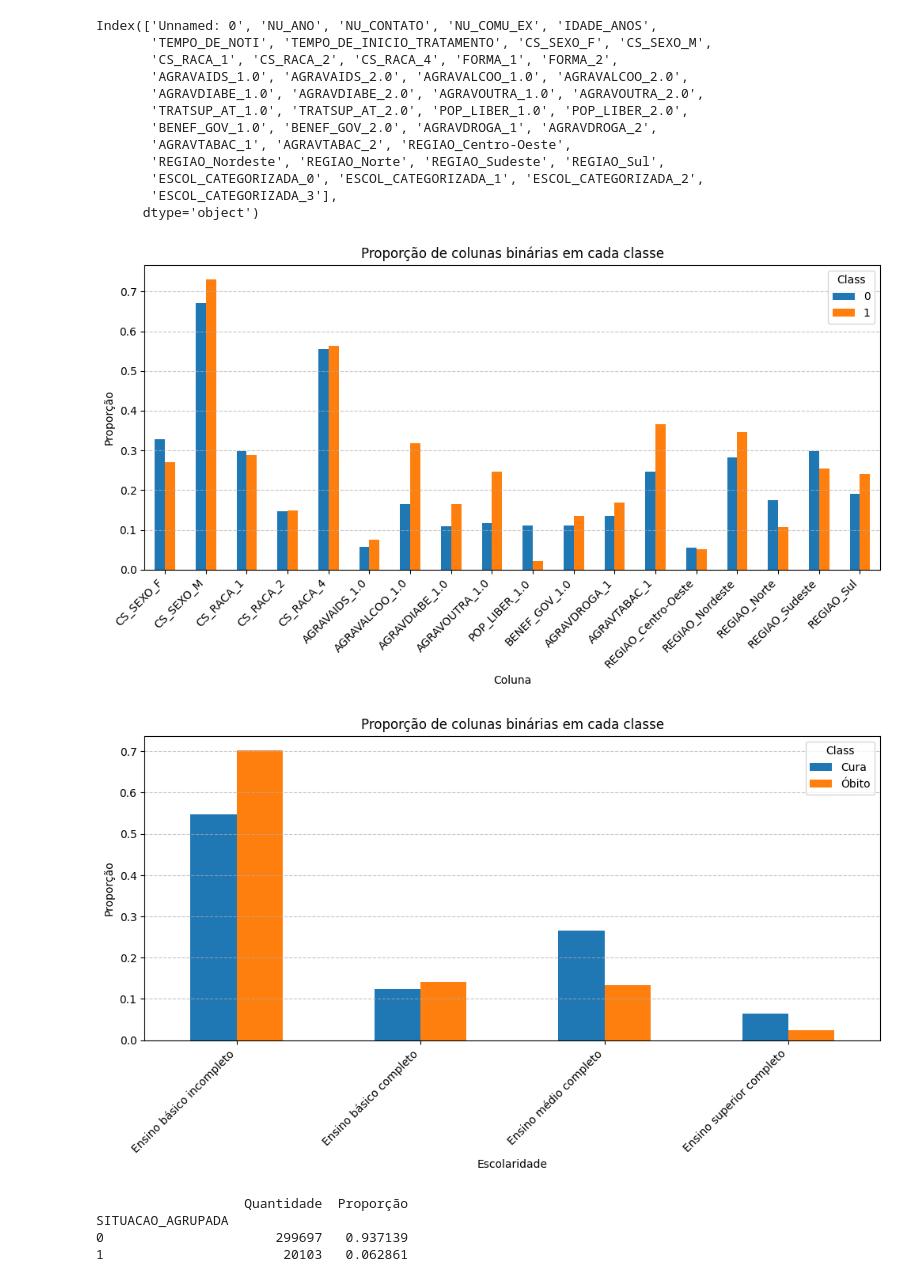
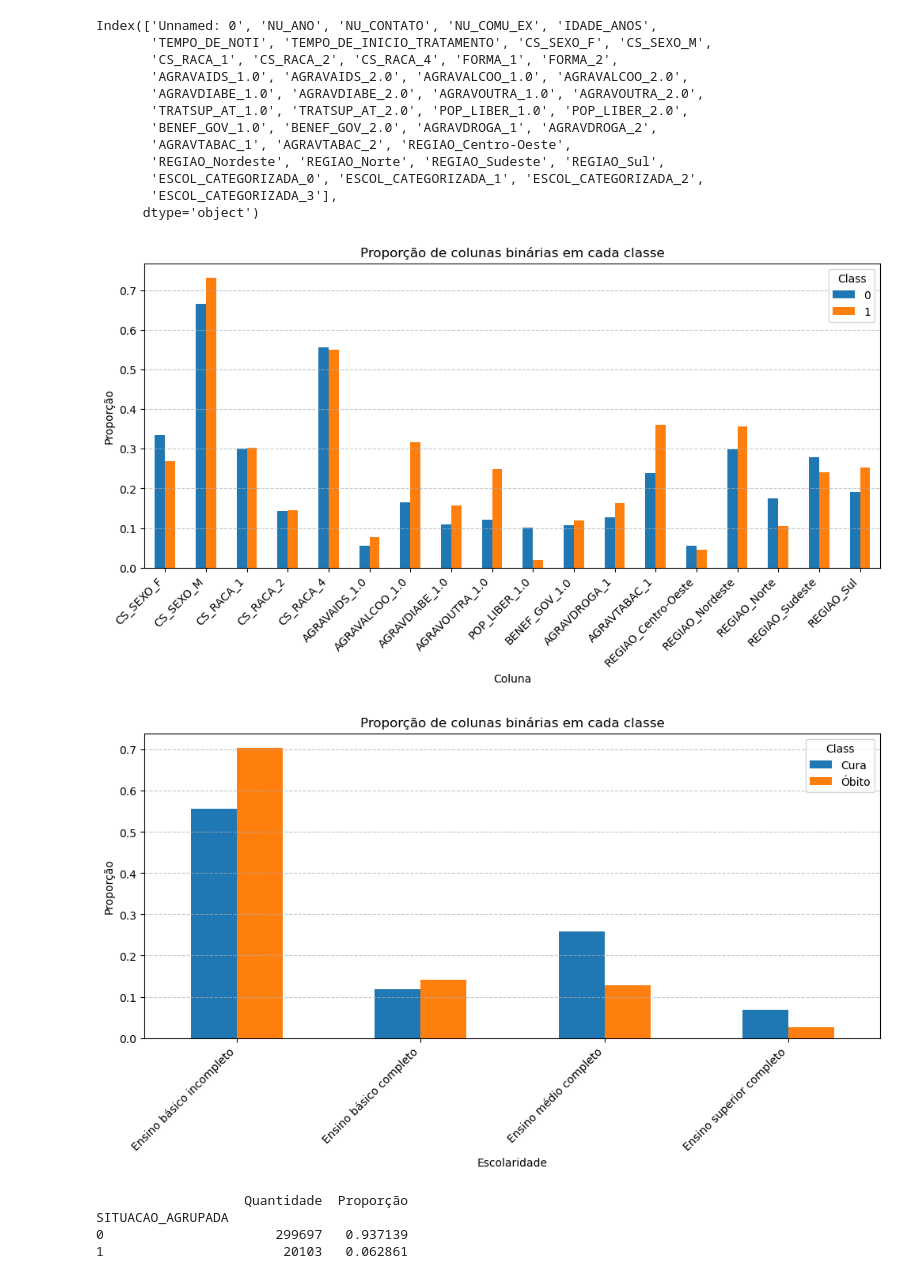
Before and after one commit to FreitasVarejo/MC853-Project, a Jupyter notebook: lab01/notebook.ipynb, the cells around one changed output. Drawn from its saved outputs; the diff is of its cells as text; code cells hidden in the pictures.

```diff
--- a/lab01/notebook.ipynb
+++ b/lab01/notebook.ipynb
@@ -1011,0 +1014,2 @@ Index(['Unnamed: 0', 'NU_ANO', 'CS_SEXO', 'CS_RACA', 'FORMA', 'AGRAVAIDS',
+# %%
+df_cleaned_columns = df_cleaned_columns.drop(columns=['TRATSUP_AT'])
@@ -1013,7 +1026,7 @@ Index(['Unnamed: 0', 'NU_ANO', 'CS_SEXO', 'CS_RACA', 'FORMA', 'AGRAVAIDS',
 ## Agora vamos separar em dados categóricos e contínuos:
 # %%
 classificacao = ['CS_SEXO', 'CS_RACA', 'FORMA', 'AGRAVAIDS', 'AGRAVALCOO', 'AGRAVDIABE', 'AGRAVOUTRA',
-                 'TRATSUP_AT', 'POP_LIBER', 'BENEF_GOV', 'AGRAVDROGA', 'AGRAVTABAC', 'REGIAO', 'ESCOL_CATEGORIZADA']
+                  'POP_LIBER', 'BENEF_GOV', 'AGRAVDROGA', 'AGRAVTABAC', 'REGIAO', 'ESCOL_CATEGORIZADA']
 # %%
 regressao = ['NU_ANO', 'NU_CONTATO', 'IDADE_ANOS', 'TEMPO_DE_NOTI', 'TEMPO_DE_INICIO_TRATAMENTO']
 # %%
@@ -1226,32 +1239,32 @@ pd.concat([X_test, y_test], axis=1).to_csv("dados_teste.csv", index=False)
 # %%
 binary_columns = [
     'CS_SEXO_F', 'CS_SEXO_M', 'CS_RACA_1', 'CS_RACA_2', 'CS_RACA_4',
     'AGRAVAIDS_1.0', 'AGRAVALCOO_1.0',
     'AGRAVDIABE_1.0', 'AGRAVOUTRA_1.0', 'POP_LIBER_1.0',
     'BENEF_GOV_1.0','AGRAVDROGA_1',
     'AGRAVTABAC_1','REGIAO_Centro-Oeste', 'REGIAO_Nordeste',
     'REGIAO_Norte', 'REGIAO_Sudeste', 'REGIAO_Sul'
 ]
 
 def plot_binary_columns_proportion(X, y, binary_columns, title="Proporção de colunas binárias em cada classe"):
     class_labels = y.unique()
     proportions = {col: X.groupby(y)[col].mean() for col in binary_columns}
     proportions_df = pd.DataFrame(proportions).T
 
     # Plot
     proportions_df.plot(kind='bar', figsize=(12, 5))
 
     plt.title(title)
     plt.xlabel("Coluna")
     plt.ylabel("Proporção")
     plt.xticks(rotation=45, ha='right')
     plt.legend(title="Class", labels=class_labels)
     plt.grid(axis='y', linestyle='--', alpha=0.7)
     plt.show()
 
-plot_binary_columns_proportion(X, y, binary_columns)
+plot_binary_columns_proportion(X_train, y_train, binary_columns)
 # %% [output]
-[figure, old version]
+[figure, new version]
 # %%
 def plot_binary_columns_proportion(X, y, binary_columns, title="Proporção de colunas binárias em cada classe", columns=None, label="Colunas"):
     class_labels = y.unique()
@@ -1272,9 +1285,9 @@ def plot_binary_columns_proportion(X, y, binary_columns, title="Proporção de c
 
 # Filtrar apenas as colunas binárias de escolaridade
 binary_columns = ['ESCOL_CATEGORIZADA_0', 'ESCOL_CATEGORIZADA_1', 'ESCOL_CATEGORIZADA_2', 'ESCOL_CATEGORIZADA_3']
-plot_binary_columns_proportion(X, y, binary_columns, columns=["Ensino básico incompleto", "Ensino básico completo", "Ensino médio completo", "Ensino superior completo"], label="Escolaridade")
+plot_binary_columns_proportion(X_train, y_train, binary_columns, columns=["Ensino básico incompleto", "Ensino básico completo", "Ensino médio completo", "Ensino superior completo"], label="Escolaridade")
 # %% [output]
-[figure, old version]
+[figure, new version]
 # %%
 # Contagem absoluta
 contagem = df_filtra_ano['SITUACAO_AGRUPADA'].value_counts()
```
Also changed, not shown: parts of 27 cells of this notebook, 2 other files.
